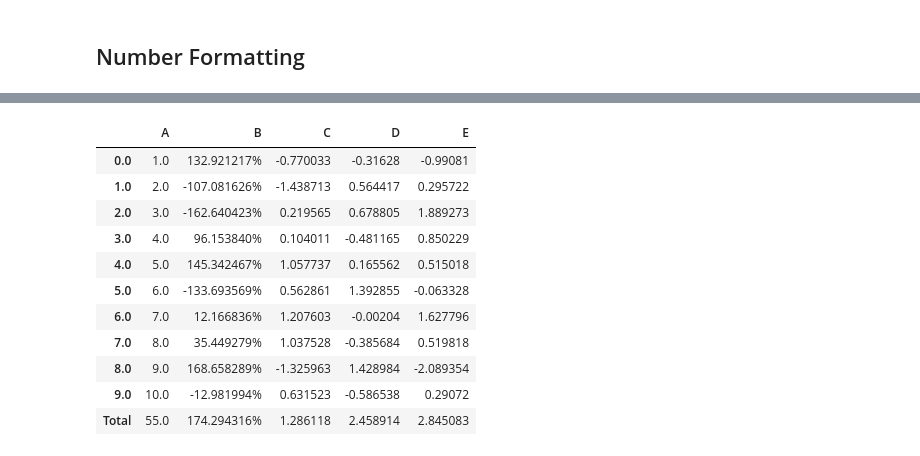
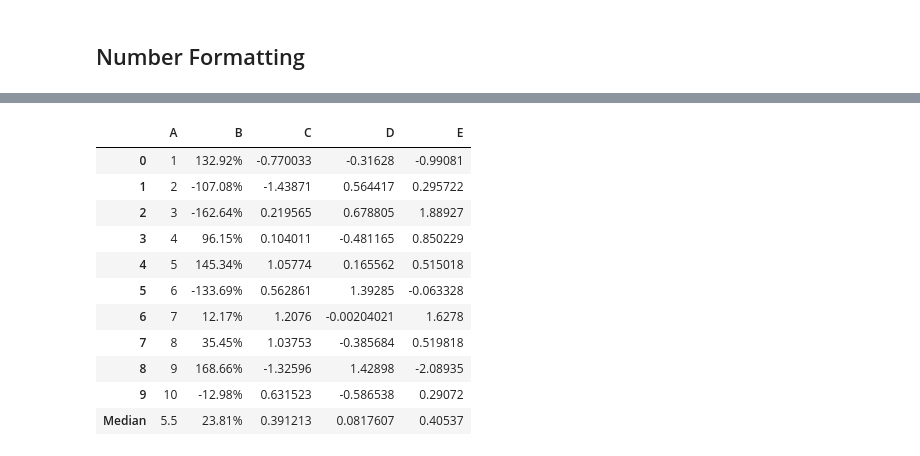
Before and after one commit to HHammond/PrettyPandas, a Jupyter notebook: docs/PrettyPandas Demo.ipynb, the cells around one changed output, grey strips where cells are left out. Drawn from its saved outputs; the diff is of its cells as text; code cells hidden in the pictures.

```diff
--- a/docs/PrettyPandas Demo.ipynb
+++ b/docs/PrettyPandas Demo.ipynb
@@ -260,15 +310,15 @@ PrettyPandas(df).as_percent(subset=['B']).total()
 # %%
-PrettyPandas(df).as_percent(subset=['B']).total().highlight_max()
+PrettyPandas(df).as_percent(subset=['B']).median().style.highlight_max()
 # %% [output]
 |  | A | B | C | D | E |
-| 0.0 | 1.0 | 132.921217% | -0.770033 | -0.31628 | -0.99081 |
-| 1.0 | 2.0 | -107.081626% | -1.438713 | 0.564417 | 0.295722 |
-| 2.0 | 3.0 | -162.640423% | 0.219565 | 0.678805 | 1.889273 |
-| 3.0 | 4.0 | 96.153840% | 0.104011 | -0.481165 | 0.850229 |
-| 4.0 | 5.0 | 145.342467% | 1.057737 | 0.165562 | 0.515018 |
-| 5.0 | 6.0 | -133.693569% | 0.562861 | 1.392855 | -0.063328 |
-| 6.0 | 7.0 | 12.166836% | 1.207603 | -0.00204 | 1.627796 |
-| 7.0 | 8.0 | 35.449279% | 1.037528 | -0.385684 | 0.519818 |
-| 8.0 | 9.0 | 168.658289% | -1.325963 | 1.428984 | -2.089354 |
-| 9.0 | 10.0 | -12.981994% | 0.631523 | -0.586538 | 0.29072 |
-| Total | 55.0 | 174.294316% | 1.286118 | 2.458914 | 2.845083 |
+| 0 | 1 | 132.92% | -0.770033 | -0.31628 | -0.99081 |
+| 1 | 2 | -107.08% | -1.43871 | 0.564417 | 0.295722 |
+| 2 | 3 | -162.64% | 0.219565 | 0.678805 | 1.88927 |
+| 3 | 4 | 96.15% | 0.104011 | -0.481165 | 0.850229 |
+| 4 | 5 | 145.34% | 1.05774 | 0.165562 | 0.515018 |
+| 5 | 6 | -133.69% | 0.562861 | 1.39285 | -0.063328 |
+| 6 | 7 | 12.17% | 1.2076 | -0.00204021 | 1.6278 |
+| 7 | 8 | 35.45% | 1.03753 | -0.385684 | 0.519818 |
+| 8 | 9 | 168.66% | -1.32596 | 1.42898 | -2.08935 |
+| 9 | 10 | -12.98% | 0.631523 | -0.586538 | 0.29072 |
+| Median | 5.5 | 23.81% | 0.391213 | 0.0817607 | 0.40537 |
```
Also changed, not shown: parts of 25 cells of this notebook, 5 other files.
